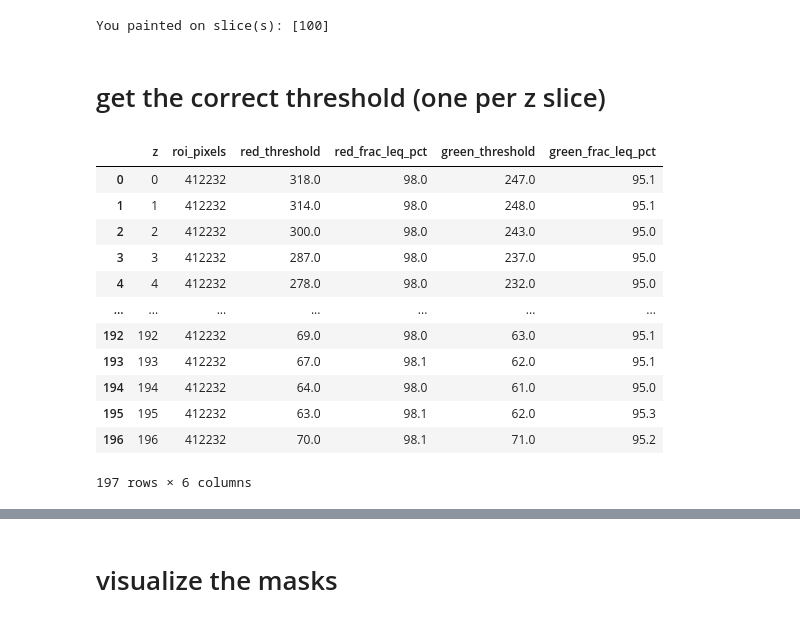
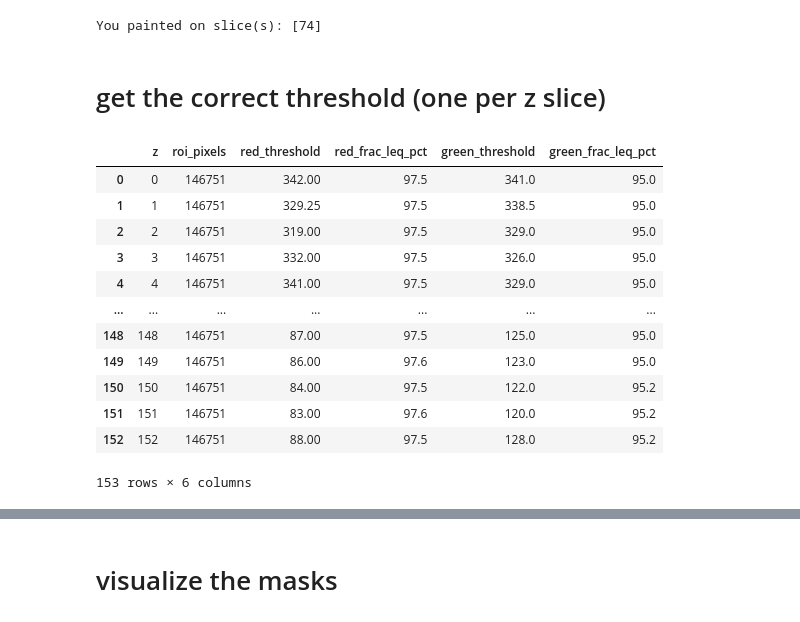
Before and after one commit to sansachenlelele/connectome_analysis_fisherlab, a Jupyter notebook: delta7/analysis_get-main-value-25summer.ipynb, the cells around one changed output, grey strips where cells are left out. Cells and saved outputs as stored; diff of their text form; code cells hidden in the pictures.

```diff
--- a/delta7/analysis_get-main-value-25summer.ipynb
+++ b/delta7/analysis_get-main-value-25summer.ipynb
@@ -444,7 +444,7 @@ def get_z_ranges(fly, Z=None, clip=False):
                 raise ValueError(f"z_ranges for {fly} exceed Z={Z}: bad entries {bad[:5]}{'...' if len(bad)>5 else ''}")
     return rngs
 # %%
-current_fly = "fly14_right"   # <-- switch here
+current_fly = "fly17"   # <-- switch here
 # %%
 assets_image = load_fly(current_fly)
 red_channel = assets_image["red_channel"]
@@ -503,7 +504,7 @@ sums = label_mask.sum(axis=(1,2))
 painted_slices = np.where(sums > 0)[0]
 print("You painted on slice(s):", painted_slices)
 # %% [output]
-You painted on slice(s): [100]
+You painted on slice(s): [74]
 # %%
 # in case i need to reopen the original image and the mask to redraw/check the mack
 
@@ -646,23 +647,23 @@ def per_slice_percentiles_red_and_green_diff(
 # %%
 df_bg = per_slice_percentiles_red_and_green_diff(
     red_channel, green_channel, label_mask_checking,
-    q=(0.98, 0.95), roi_id=None, exclude_zero=False, round_pct=1
+    q=(0.975, 0.95), roi_id=None, exclude_zero=False, round_pct=1
 )
 df_bg
 # %% [output]
 |  | z | roi_pixels | red_threshold | red_frac_leq_pct | green_threshold | green_frac_leq_pct |
-| 0 | 0 | 412232 | 318.0 | 98.0 | 247.0 | 95.1 |
-| 1 | 1 | 412232 | 314.0 | 98.0 | 248.0 | 95.1 |
-| 2 | 2 | 412232 | 300.0 | 98.0 | 243.0 | 95.0 |
-| 3 | 3 | 412232 | 287.0 | 98.0 | 237.0 | 95.0 |
-| 4 | 4 | 412232 | 278.0 | 98.0 | 232.0 | 95.0 |
+| 0 | 0 | 146751 | 342.00 | 97.5 | 341.0 | 95.0 |
+| 1 | 1 | 146751 | 329.25 | 97.5 | 338.5 | 95.0 |
+| 2 | 2 | 146751 | 319.00 | 97.5 | 329.0 | 95.0 |
+| 3 | 3 | 146751 | 332.00 | 97.5 | 326.0 | 95.0 |
+| 4 | 4 | 146751 | 341.00 | 97.5 | 329.0 | 95.0 |
 | ... | ... | ... | ... | ... | ... | ... |
-| 192 | 192 | 412232 | 69.0 | 98.0 | 63.0 | 95.1 |
-| 193 | 193 | 412232 | 67.0 | 98.1 | 62.0 | 95.1 |
-| 194 | 194 | 412232 | 64.0 | 98.0 | 61.0 | 95.0 |
-| 195 | 195 | 412232 | 63.0 | 98.1 | 62.0 | 95.3 |
-| 196 | 196 | 412232 | 70.0 | 98.1 | 71.0 | 95.2 |
+| 148 | 148 | 146751 | 87.00 | 97.5 | 125.0 | 95.0 |
+| 149 | 149 | 146751 | 86.00 | 97.6 | 123.0 | 95.0 |
+| 150 | 150 | 146751 | 84.00 | 97.5 | 122.0 | 95.2 |
+| 151 | 151 | 146751 | 83.00 | 97.6 | 120.0 | 95.2 |
+| 152 | 152 | 146751 | 88.00 | 97.5 | 128.0 | 95.2 |
-197 rows × 6 columns
+153 rows × 6 columns
 # %%
 # just visualize all thresholds to double check
 
```
Also changed, not shown: parts of 3 cells of this notebook.
